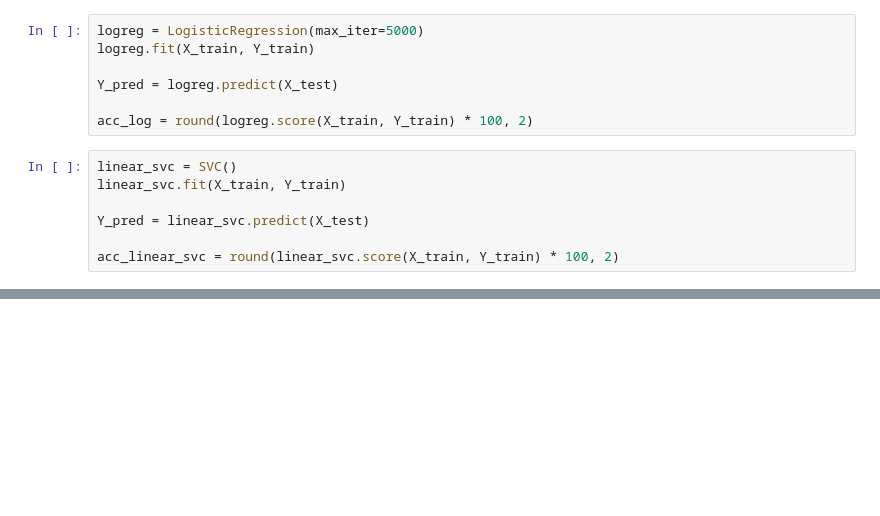
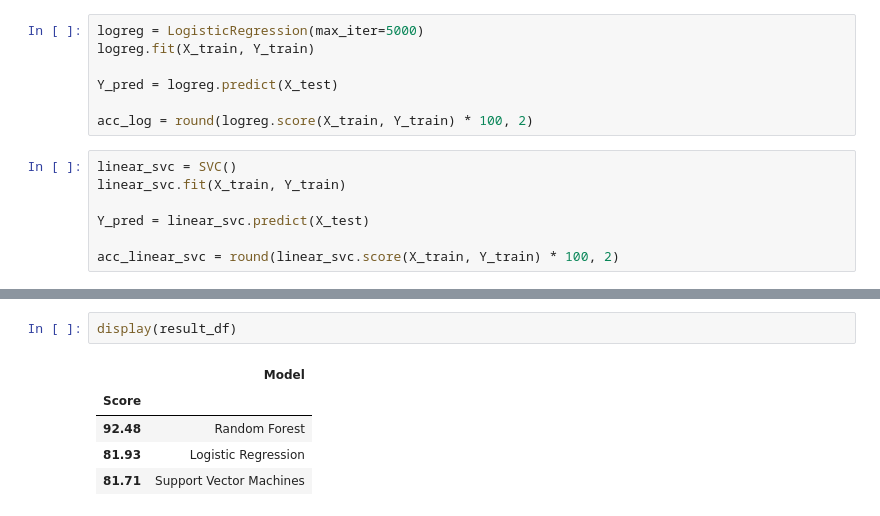
Before and after one commit to riddhirane14/Riddhi, a Jupyter notebook: ML/Mini-Project.ipynb, the cells around one changed output, grey strips where cells are left out. Drawn from its saved outputs; the diff is of its cells as text; blank space fills up the shorter version.

```diff
--- a/ML/Mini-Project.ipynb
+++ b/ML/Mini-Project.ipynb
@@ -323,0 +334,8 @@ result_df
+# %%
+display(result_df)
+# %% [output]
+|  | Model |
+| Score |  |
+| 92.48 | Random Forest |
+| 81.93 | Logistic Regression |
+| 81.71 | Support Vector Machines |
```
Also changed, not shown: parts of 8 cells of this notebook.
